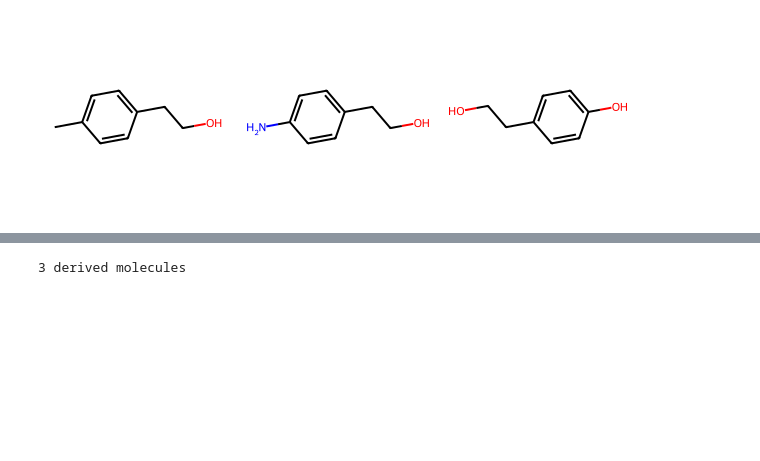
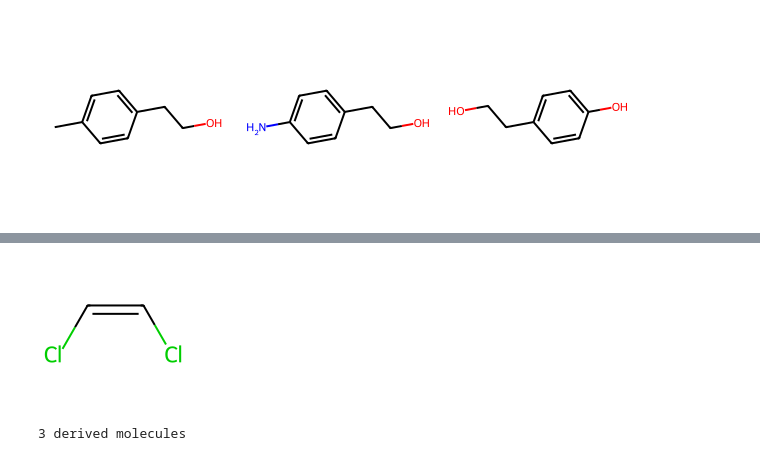
Before and after one commit to NREL/rlmolecule, a Jupyter notebook: examples/benchmarks/RL_workshop.ipynb, the cells around one changed output, grey strips where cells are left out. Saved outputs shown, nothing was run; the diff lists cells and outputs as text; code cells hidden in the pictures; blank space fills up the shorter version.

```diff
--- a/examples/benchmarks/RL_workshop.ipynb
+++ b/examples/benchmarks/RL_workshop.ipynb
@@ -76 +110,6 @@ rdkit.Chem.Draw.MolsToGridImage(next_mols[:3])
+# %%
+starting_mol = rdkit.Chem.MolFromSmiles("Cl/C=C\Cl")
+rdkit.Chem.Draw.MolToImage(starting_mol, size=(150,150))
+# %% [output]
+[figure, added]
 # %%
```
Also changed, not shown: parts of 37 cells of this notebook.
